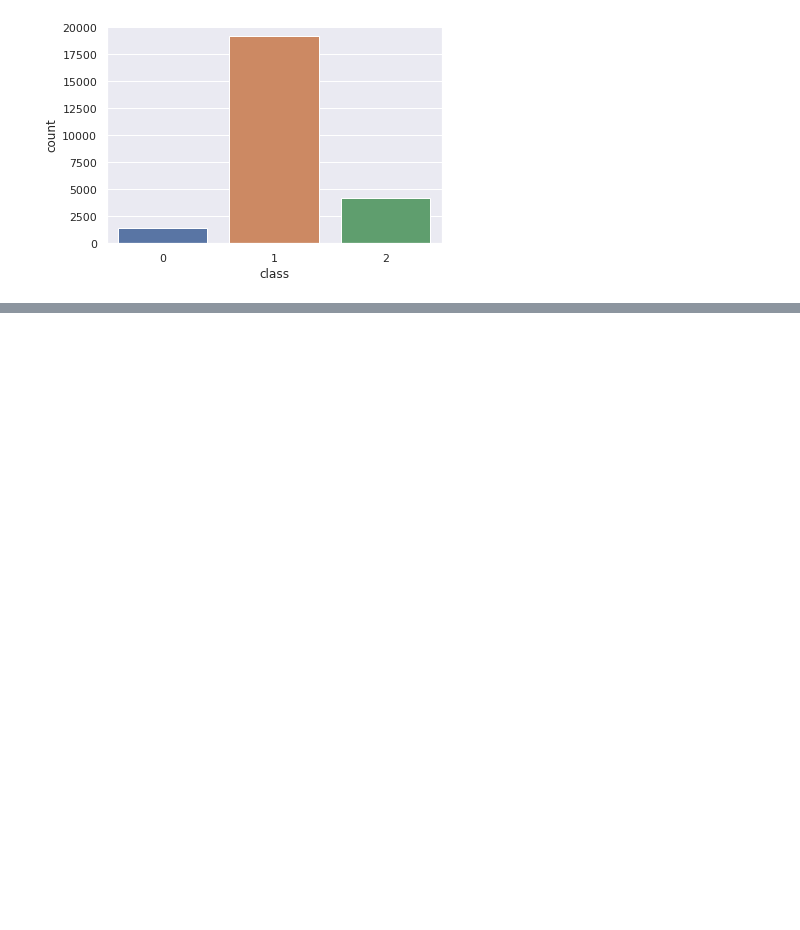
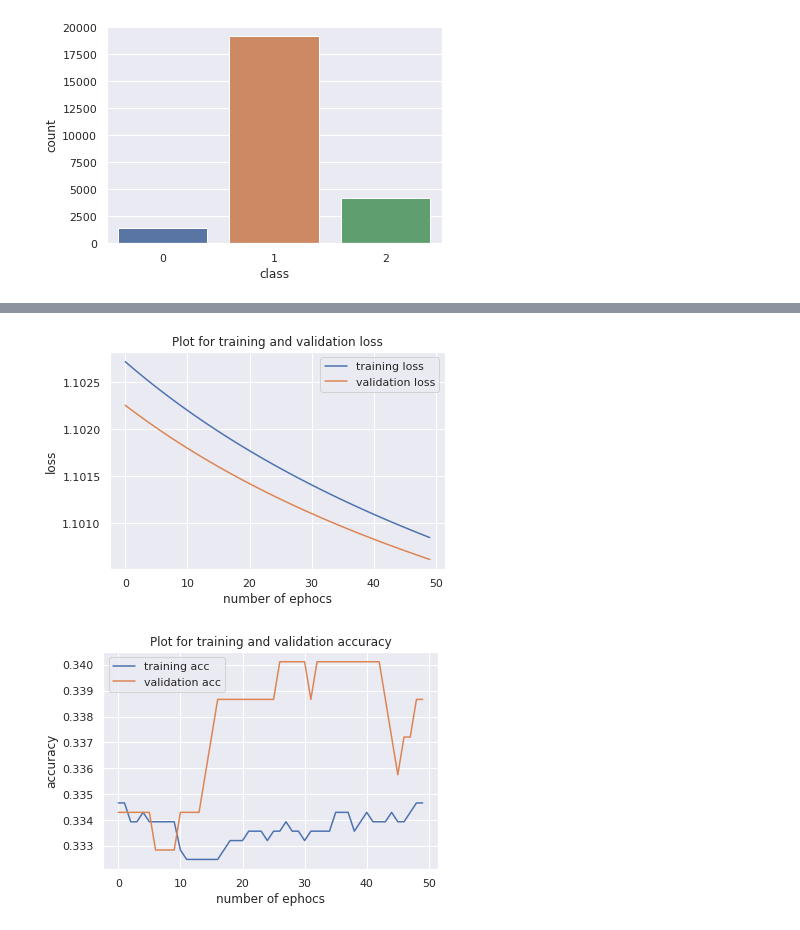
Before and after one commit to evelynerhuan/Noffence, a Jupyter notebook: Final_Project.ipynb, the cells around one changed output, grey strips where cells are left out. Saved outputs shown, nothing was run; the diff lists cells and outputs as text; code cells hidden in the pictures; blank space fills up the shorter version.

```diff
--- a/Final_Project.ipynb
+++ b/Final_Project.ipynb
@@ -162,0 +339,13 @@ ax = sns.countplot(x="class", data=dataset1)
+# %%
+class BaselineModel(torch.nn.Module):
+  def __init__(self, embedding_size, vocab):
+      super().__init__()
+      self.embedding = torch.nn.Embedding.from_pretrained(vocab.vectors)  # embedding layer
+      self.expanding = torch.nn.Linear(embedding_size, 3) # hidden layer
+
+  def forward(self, x):
+      e = self.embedding(x)
+      output = self.expanding(torch.mean(e, 0))
+      output = torch.softmax(output, 1)
+
+      return output, e
@@ -162,0 +405,10 @@ ax = sns.countplot(x="class", data=dataset1)
+# %%
+ephochs = 50
+learning_rate = 1e-4
+torch.manual_seed(2) # fix seed
+
+device = torch.device('cuda' if torch.cuda.is_available() else 'cpu')
+print ("Using device:", device)
+
+
+model, train_losses, val_losses, train_acc, val_acc = train_model(glove, train_dataloader, validation_dataloader, learning_rate, ephochs, batch_size_num)
@@ -162,0 +433,21 @@ ax = sns.countplot(x="class", data=dataset1)
+# %%
+fig = plt.figure()
+plt.plot(range(0, ephochs), train_losses, label ='training loss')
+plt.plot(range(0, ephochs), val_losses, label ='validation loss')
+plt.title("Plot for training and validation loss")
+plt.xlabel("number of ephocs")
+plt.ylabel("loss")
+plt.legend()
+plt.show()
+
+fig = plt.figure()
+plt.plot(range(0, ephochs), train_acc, label ='training acc')
+plt.plot(range(0, ephochs), val_acc, label ='validation acc')
+plt.title("Plot for training and validation accuracy")
+plt.xlabel("number of ephocs")
+plt.ylabel("accuracy")
+plt.legend()
+plt.show()
+# %% [output]
+[figure, added]
+[figure, added]
```
Also changed, not shown: parts of 29 cells of this notebook.
